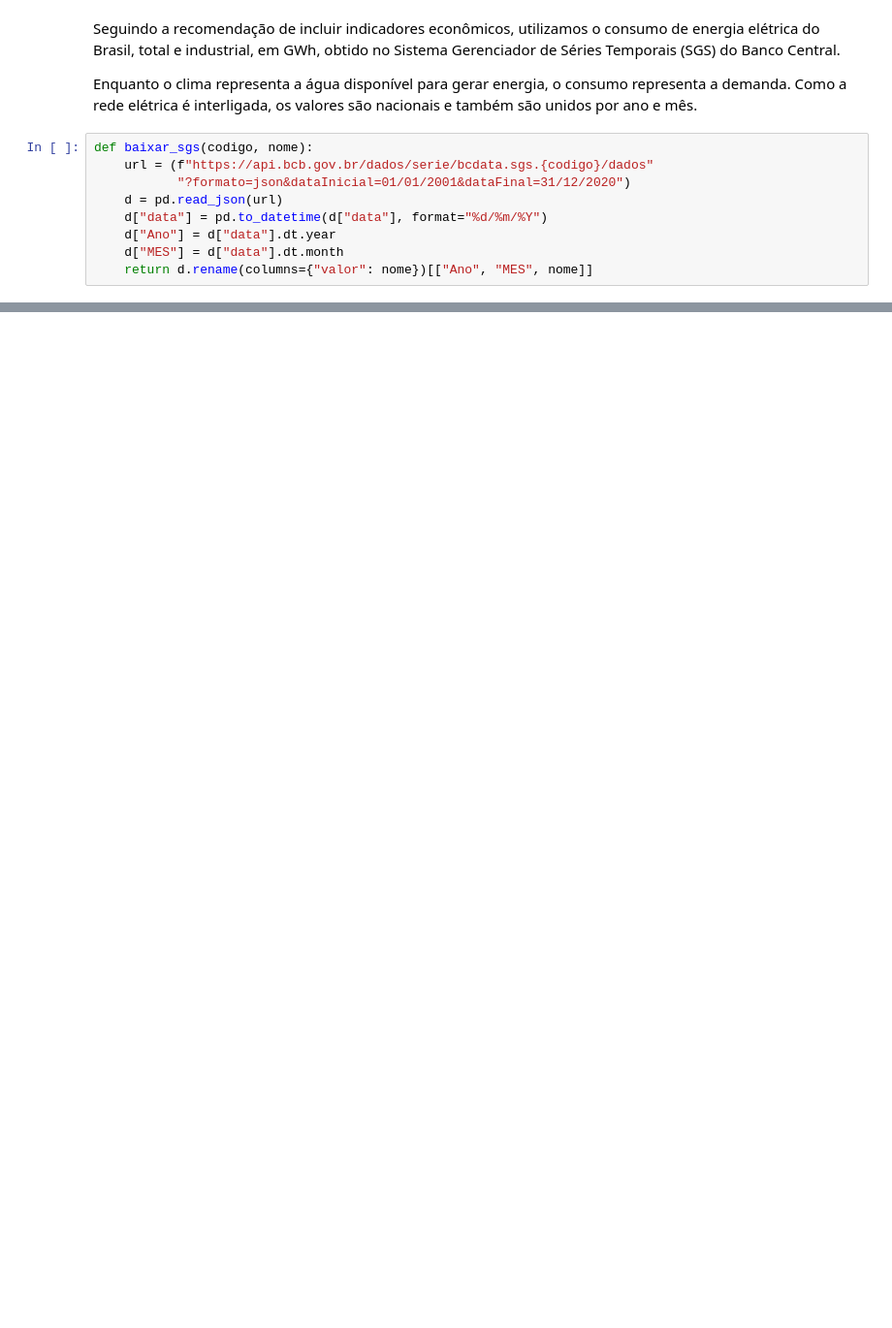
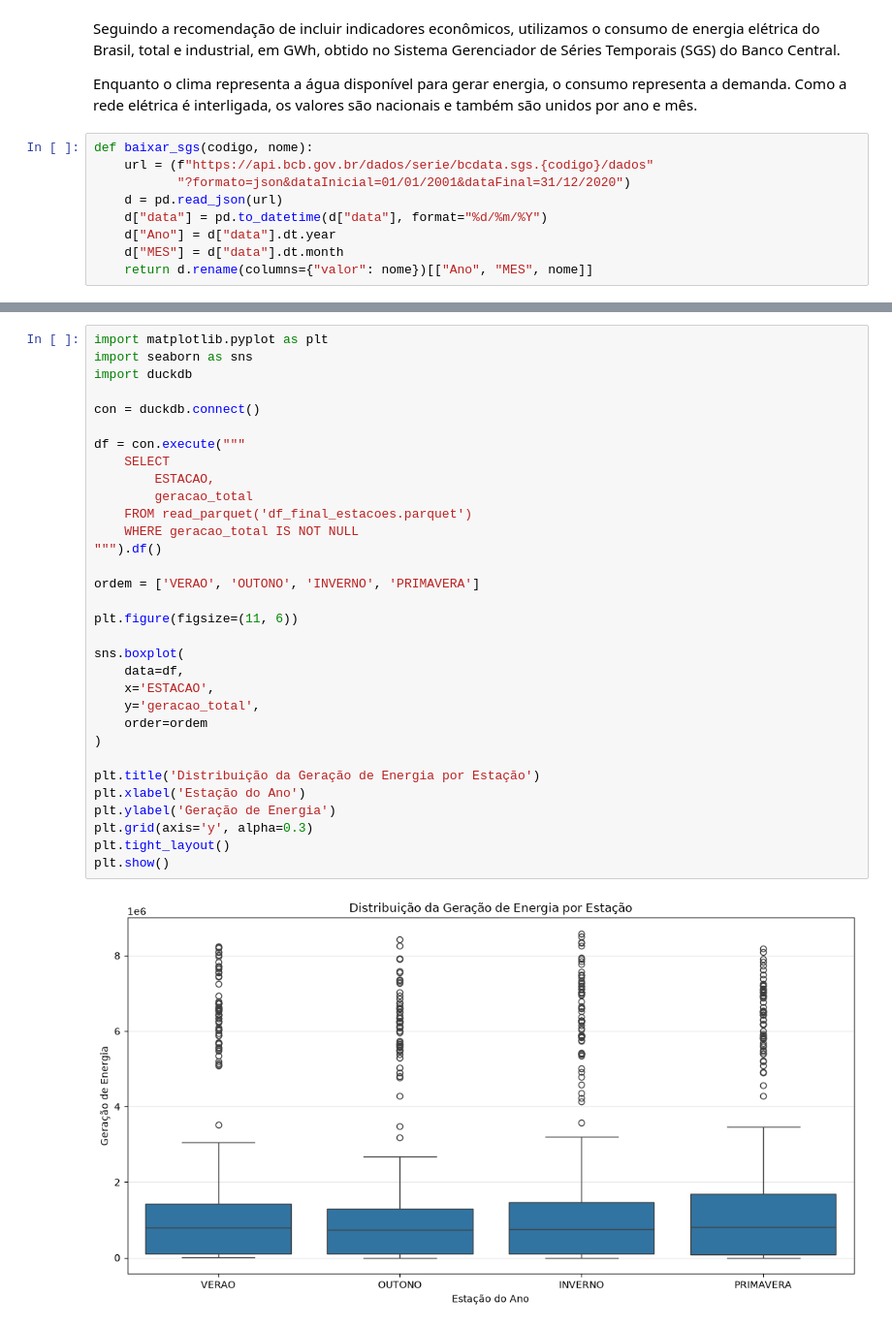
Before and after one commit to soplima/trabalho_final, a Jupyter notebook: analise.ipynb, the cells around one changed output, grey strips where cells are left out. Shown at 97% size. Cells and saved outputs as stored; diff of their text form; blank space fills up the shorter version.

```diff
--- a/analise.ipynb
+++ b/analise.ipynb
@@ -416,0 +406,34 @@ dtype: int64
+# %%
+import matplotlib.pyplot as plt
+import seaborn as sns
+import duckdb
+
+con = duckdb.connect()
+
+df = con.execute("""
+    SELECT
+        ESTACAO,
+        geracao_total
+    FROM read_parquet('df_final_estacoes.parquet')
+    WHERE geracao_total IS NOT NULL
+""").df()
+
+ordem = ['VERAO', 'OUTONO', 'INVERNO', 'PRIMAVERA']
+
+plt.figure(figsize=(11, 6))
+
+sns.boxplot(
+    data=df,
+    x='ESTACAO',
+    y='geracao_total',
+    order=ordem
+)
+
+plt.title('Distribuição da Geração de Energia por Estação')
+plt.xlabel('Estação do Ano')
+plt.ylabel('Geração de Energia')
+plt.grid(axis='y', alpha=0.3)
+plt.tight_layout()
+plt.show()
+# %% [output]
+[figure, added]
```
Also changed, not shown: parts of 27 cells of this notebook.
